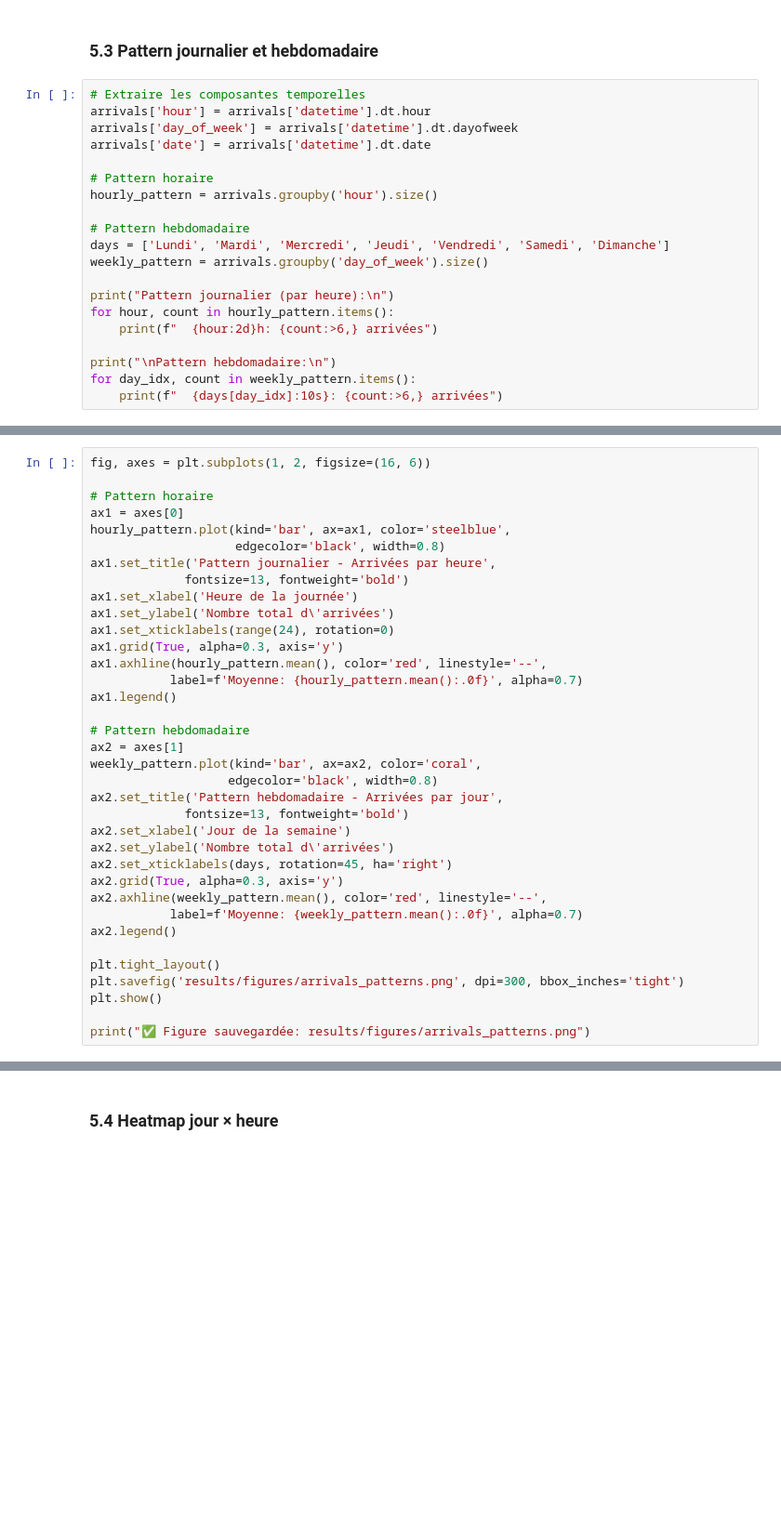
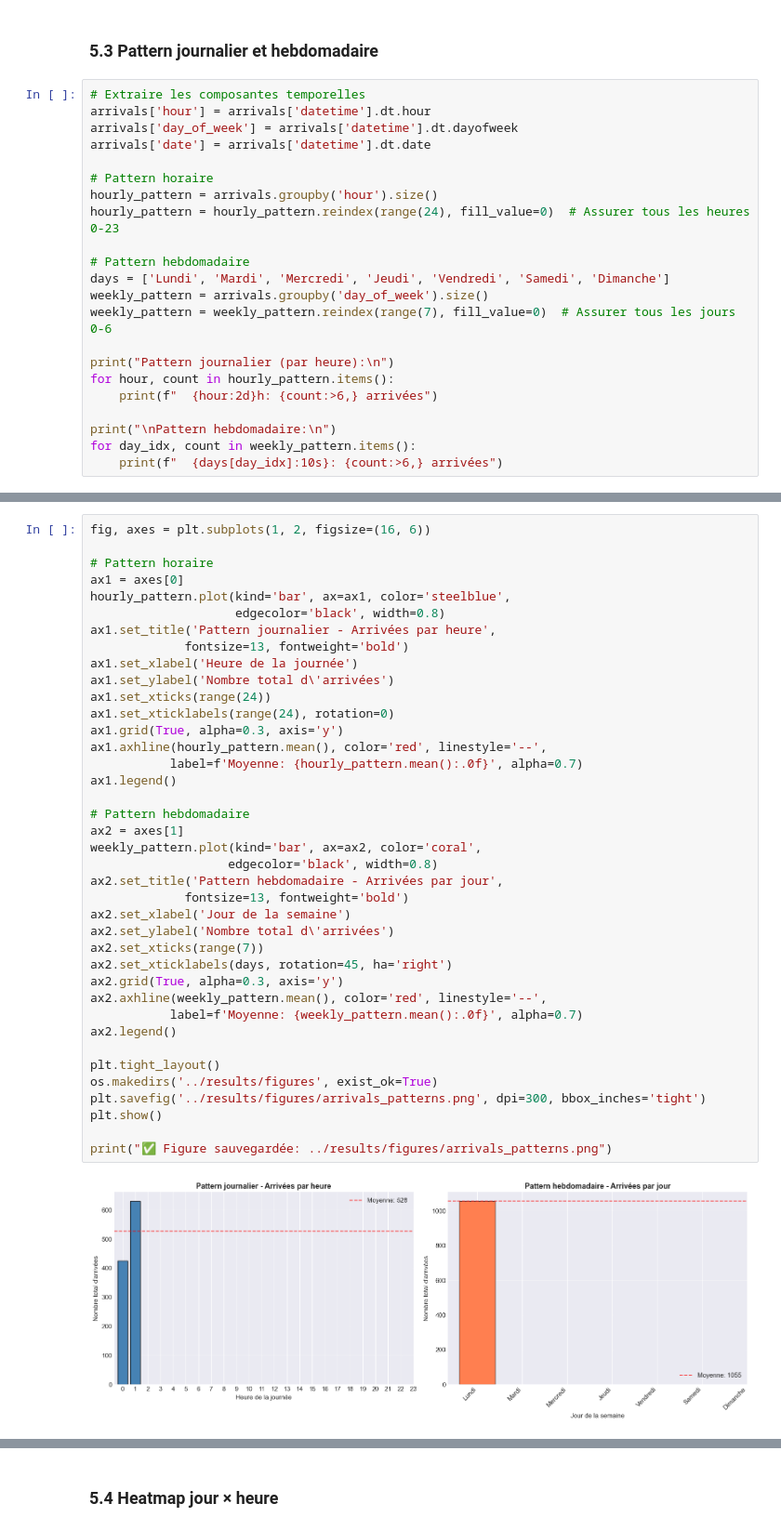
Before and after one commit to NADJIBATA/google-cluster-trace-generation, a Jupyter notebook: notebooks/01_exploration_google_cluster_2011.ipynb, the cells around one changed output, grey strips where cells are left out. Shown at 93% size. Cells and saved outputs as stored; diff of their text form; blank space fills up the shorter version.

```diff
--- a/notebooks/01_exploration_google_cluster_2011.ipynb
+++ b/notebooks/01_exploration_google_cluster_2011.ipynb
@@ -354,10 +504,12 @@ arrivals['date'] = arrivals['datetime'].dt.date
 
 # Pattern horaire
 hourly_pattern = arrivals.groupby('hour').size()
+hourly_pattern = hourly_pattern.reindex(range(24), fill_value=0)  # Assurer tous les heures 0-23
 
 # Pattern hebdomadaire
 days = ['Lundi', 'Mardi', 'Mercredi', 'Jeudi', 'Vendredi', 'Samedi', 'Dimanche']
 weekly_pattern = arrivals.groupby('day_of_week').size()
+weekly_pattern = weekly_pattern.reindex(range(7), fill_value=0)  # Assurer tous les jours 0-6
 
 print("Pattern journalier (par heure):\n")
 for hour, count in hourly_pattern.items():
@@ -373,32 +534,37 @@ fig, axes = plt.subplots(1, 2, figsize=(16, 6))
 ax1 = axes[0]
 hourly_pattern.plot(kind='bar', ax=ax1, color='steelblue',
                     edgecolor='black', width=0.8)
 ax1.set_title('Pattern journalier - Arrivées par heure',
              fontsize=13, fontweight='bold')
 ax1.set_xlabel('Heure de la journée')
 ax1.set_ylabel('Nombre total d\'arrivées')
+ax1.set_xticks(range(24))
 ax1.set_xticklabels(range(24), rotation=0)
 ax1.grid(True, alpha=0.3, axis='y')
 ax1.axhline(hourly_pattern.mean(), color='red', linestyle='--',
            label=f'Moyenne: {hourly_pattern.mean():.0f}', alpha=0.7)
 ax1.legend()
 
 # Pattern hebdomadaire
 ax2 = axes[1]
 weekly_pattern.plot(kind='bar', ax=ax2, color='coral',
                    edgecolor='black', width=0.8)
 ax2.set_title('Pattern hebdomadaire - Arrivées par jour',
              fontsize=13, fontweight='bold')
 ax2.set_xlabel('Jour de la semaine')
 ax2.set_ylabel('Nombre total d\'arrivées')
+ax2.set_xticks(range(7))
 ax2.set_xticklabels(days, rotation=45, ha='right')
 ax2.grid(True, alpha=0.3, axis='y')
 ax2.axhline(weekly_pattern.mean(), color='red', linestyle='--',
            label=f'Moyenne: {weekly_pattern.mean():.0f}', alpha=0.7)
 ax2.legend()
 
 plt.tight_layout()
-plt.savefig('results/figures/arrivals_patterns.png', dpi=300, bbox_inches='tight')
+os.makedirs('../results/figures', exist_ok=True)
+plt.savefig('../results/figures/arrivals_patterns.png', dpi=300, bbox_inches='tight')
 plt.show()
 
-print("✅ Figure sauvegardée: results/figures/arrivals_patterns.png")
+print("✅ Figure sauvegardée: ../results/figures/arrivals_patterns.png")
+# %% [output]
+[figure, added]
```
Also changed, not shown: parts of 24 cells of this notebook.
